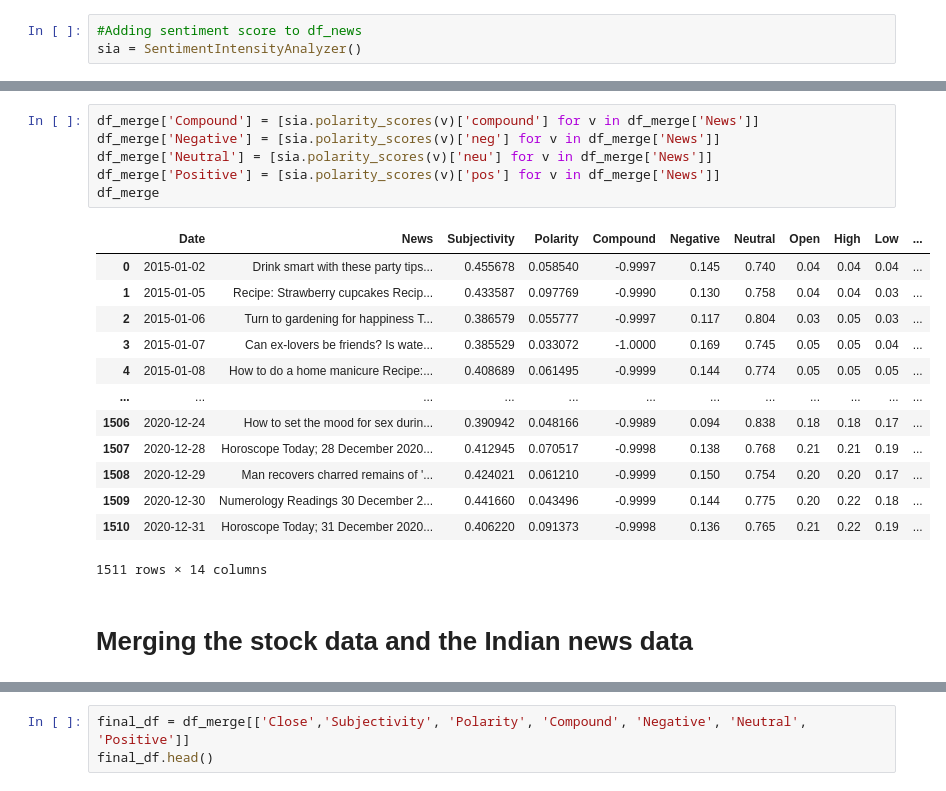
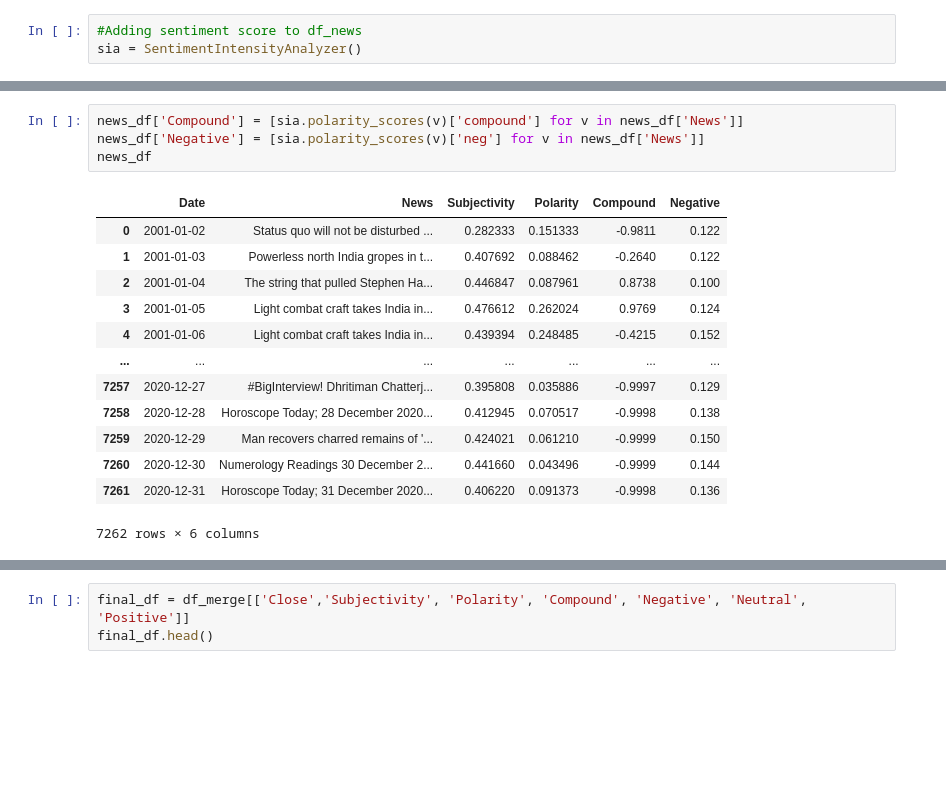
Before and after one commit to AhmedRabie01/The-Sparks-Foundation---Data-Science-Business-Analytics-Internship, a Jupyter notebook: Task 7_ Stock Market Prediction Using Numerical and Textual Analysis.ipynb, the cells around one changed output, grey strips where cells are left out. Cells and saved outputs as stored; diff of their text form; blank space fills up the shorter version.

```diff
--- a/Task 7_ Stock Market Prediction Using Numerical and Textual Analysis.ipynb
+++ b/Task 7_ Stock Market Prediction Using Numerical and Textual Analysis.ipynb
@@ -484,22 +485,18 @@ news_df
 # %%
-df_merge['Compound'] = [sia.polarity_scores(v)['compound'] for v in df_merge['News']]
-df_merge['Negative'] = [sia.polarity_scores(v)['neg'] for v in df_merge['News']]
-df_merge['Neutral'] = [sia.polarity_scores(v)['neu'] for v in df_merge['News']]
-df_merge['Positive'] = [sia.polarity_scores(v)['pos'] for v in df_merge['News']]
-df_merge
+news_df['Compound'] = [sia.polarity_scores(v)['compound'] for v in news_df['News']]
+news_df['Negative'] = [sia.polarity_scores(v)['neg'] for v in news_df['News']]
+news_df
 # %% [output]
-|  | Date | News | Subjectivity | Polarity | Compound | Negative | Neutral | Open | High | Low | ... |
-| 0 | 2015-01-02 | Drink smart with these party tips... | 0.455678 | 0.058540 | -0.9997 | 0.145 | 0.740 | 0.04 | 0.04 | 0.04 | ... |
-| 1 | 2015-01-05 | Recipe: Strawberry cupcakes Recip... | 0.433587 | 0.097769 | -0.9990 | 0.130 | 0.758 | 0.04 | 0.04 | 0.03 | ... |
-| 2 | 2015-01-06 | Turn to gardening for happiness T... | 0.386579 | 0.055777 | -0.9997 | 0.117 | 0.804 | 0.03 | 0.05 | 0.03 | ... |
-| 3 | 2015-01-07 | Can ex-lovers be friends? Is wate... | 0.385529 | 0.033072 | -1.0000 | 0.169 | 0.745 | 0.05 | 0.05 | 0.04 | ... |
-| 4 | 2015-01-08 | How to do a home manicure Recipe:... | 0.408689 | 0.061495 | -0.9999 | 0.144 | 0.774 | 0.05 | 0.05 | 0.05 | ... |
-| ... | ... | ... | ... | ... | ... | ... | ... | ... | ... | ... | ... |
-| 1506 | 2020-12-24 | How to set the mood for sex durin... | 0.390942 | 0.048166 | -0.9989 | 0.094 | 0.838 | 0.18 | 0.18 | 0.17 | ... |
-| 1507 | 2020-12-28 | Horoscope Today; 28 December 2020... | 0.412945 | 0.070517 | -0.9998 | 0.138 | 0.768 | 0.21 | 0.21 | 0.19 | ... |
-| 1508 | 2020-12-29 | Man recovers charred remains of '... | 0.424021 | 0.061210 | -0.9999 | 0.150 | 0.754 | 0.20 | 0.20 | 0.17 | ... |
-| 1509 | 2020-12-30 | Numerology Readings 30 December 2... | 0.441660 | 0.043496 | -0.9999 | 0.144 | 0.775 | 0.20 | 0.22 | 0.18 | ... |
-| 1510 | 2020-12-31 | Horoscope Today; 31 December 2020... | 0.406220 | 0.091373 | -0.9998 | 0.136 | 0.765 | 0.21 | 0.22 | 0.19 | ... |
+|  | Date | News | Subjectivity | Polarity | Compound | Negative |
+| 0 | 2001-01-02 | Status quo will not be disturbed ... | 0.282333 | 0.151333 | -0.9811 | 0.122 |
+| 1 | 2001-01-03 | Powerless north India gropes in t... | 0.407692 | 0.088462 | -0.2640 | 0.122 |
+| 2 | 2001-01-04 | The string that pulled Stephen Ha... | 0.446847 | 0.087961 | 0.8738 | 0.100 |
+| 3 | 2001-01-05 | Light combat craft takes India in... | 0.476612 | 0.262024 | 0.9769 | 0.124 |
+| 4 | 2001-01-06 | Light combat craft takes India in... | 0.439394 | 0.248485 | -0.4215 | 0.152 |
+| ... | ... | ... | ... | ... | ... | ... |
+| 7257 | 2020-12-27 | #BigInterview! Dhritiman Chatterj... | 0.395808 | 0.035886 | -0.9997 | 0.129 |
+| 7258 | 2020-12-28 | Horoscope Today; 28 December 2020... | 0.412945 | 0.070517 | -0.9998 | 0.138 |
+| 7259 | 2020-12-29 | Man recovers charred remains of '... | 0.424021 | 0.061210 | -0.9999 | 0.150 |
+| 7260 | 2020-12-30 | Numerology Readings 30 December 2... | 0.441660 | 0.043496 | -0.9999 | 0.144 |
+| 7261 | 2020-12-31 | Horoscope Today; 31 December 2020... | 0.406220 | 0.091373 | -0.9998 | 0.136 |
-1511 rows × 14 columns
+7262 rows × 6 columns
-# %% [markdown]
-# Merging the stock data and the Indian news data
```
Also changed, not shown: parts of 82 cells of this notebook.
